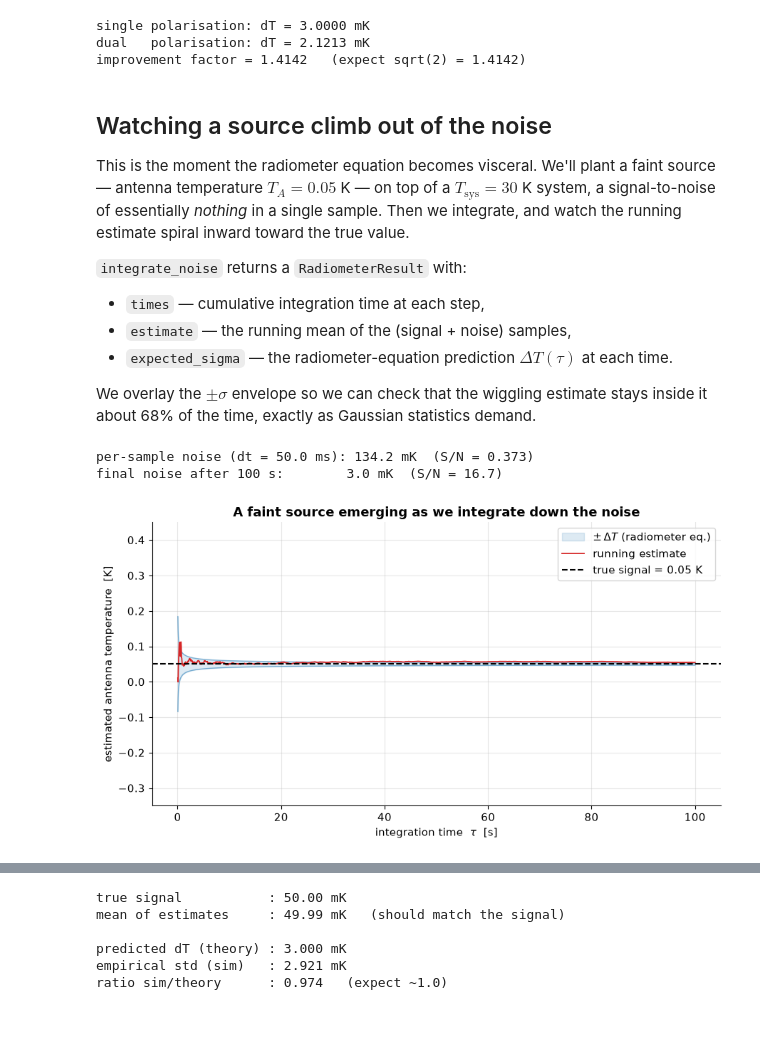
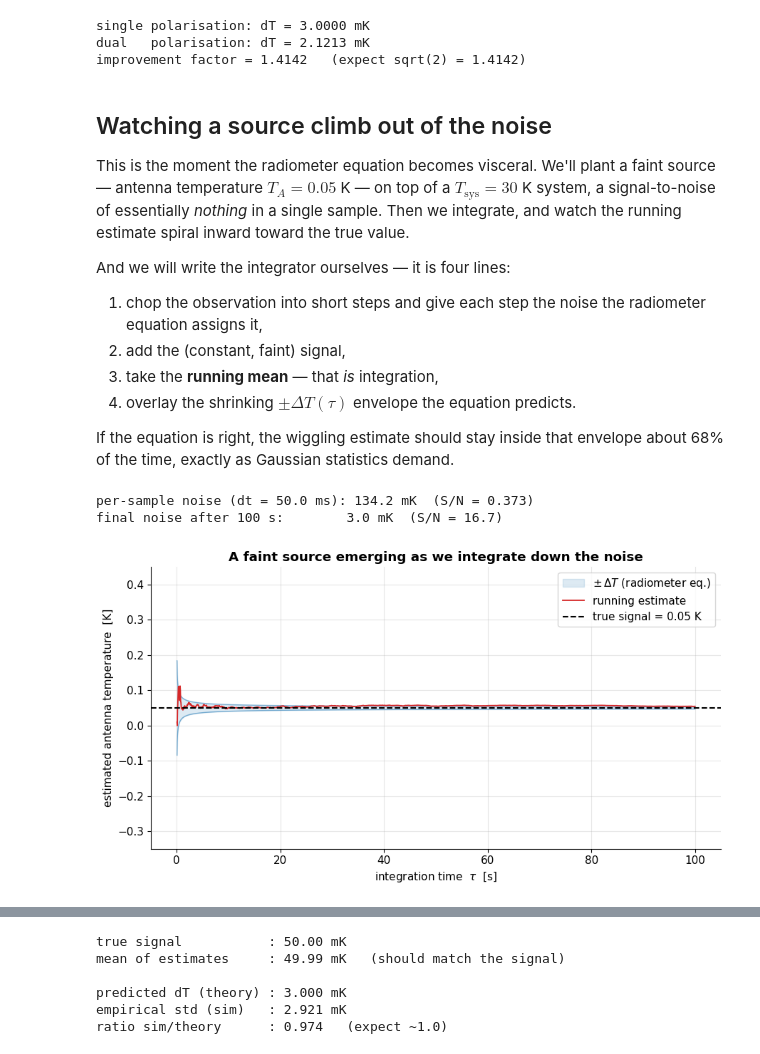
Before and after one commit to joebarbere/jansky, a Jupyter notebook: notebooks/03_signals_noise_radiometer.ipynb, the cells around one changed output, grey strips where cells are left out. Cells and saved outputs as stored; diff of their text form; code cells hidden in the pictures; blank space fills up the shorter version.

```diff
--- a/notebooks/03_signals_noise_radiometer.ipynb
+++ b/notebooks/03_signals_noise_radiometer.ipynb
@@ -280,40 +381,45 @@ antenna temperature $T_A = 0.05$ K — on top of a $T_\mathrm{sys} = 30$ K syste
 signal-to-noise of essentially *nothing* in a single sample. Then we integrate, and watch
 the running estimate spiral inward toward the true value.
 
-`integrate_noise` returns a `RadiometerResult` with:
+And we will write the integrator ourselves — it is four lines:
 
-- `times` — cumulative integration time at each step,
-- `estimate` — the running mean of the (signal + noise) samples,
-- `expected_sigma` — the radiometer-equation prediction $\Delta T(\tau)$ at each time.
+1. chop the observation into short steps and give each step the noise the radiometer
+   equation assigns it,
+2. add the (constant, faint) signal,
+3. take the **running mean** — that *is* integration,
+4. overlay the shrinking $\pm\Delta T(\tau)$ envelope the equation predicts.
 
-We overlay the $\pm\sigma$ envelope so we can check that the wiggling estimate stays inside it
-about 68% of the time, exactly as Gaussian statistics demand.
+If the equation is right, the wiggling estimate should stay inside that envelope about
+68% of the time, exactly as Gaussian statistics demand.
 # %%
 T_sys = 30.0  # K
 B = 1e6  # 1 MHz channel
 true_signal = 0.05  # K  -- the faint source we are trying to recover
 total_time = 100.0  # s
+n_samples = 2000
 
-result = signals.integrate_noise(
-    t_sys=T_sys,
-    bandwidth=B,
-    total_time=total_time,
-    signal=true_signal,
-    n_samples=2000,
-    seed=SEED,
-)
+gen = signals.rng(SEED)
+
+# 1. Short steps, each with the noise the radiometer equation assigns to one step.
+times = np.linspace(total_time / n_samples, total_time, n_samples)
+dt = times[0]  # seconds per step
+per_sample_sigma = T_sys / np.sqrt(B * dt)  # the radiometer equation, for one step
+
+# 2. Signal + noise samples;  3. the running mean IS the integration.
+samples = true_signal + gen.normal(0.0, per_sample_sigma, size=n_samples)
+estimate = np.cumsum(samples) / np.arange(1, n_samples + 1)
+
+# 4. The envelope the equation predicts at every elapsed time.
+expected_sigma = T_sys / np.sqrt(B * times)
 
 # Single-sample sensitivity vs final sensitivity: the dynamic range we buy.
-dt_step = result.times[0]
-single = signals.radiometer_sensitivity(T_sys, B, dt_step)
-final = result.expected_sigma[-1]
 print(
-    f"per-sample noise (dt = {dt_step * 1e3:.1f} ms): {single * 1e3:.1f} mK  "
-    f"(S/N = {true_signal / single:.3f})"
+    f"per-sample noise (dt = {dt * 1e3:.1f} ms): {per_sample_sigma * 1e3:.1f} mK  "
+    f"(S/N = {true_signal / per_sample_sigma:.3f})"
 )
 print(
-    f"final noise after {total_time:.0f} s:        {final * 1e3:.1f} mK  "
-    f"(S/N = {true_signal / final:.1f})"
+    f"final noise after {total_time:.0f} s:        {expected_sigma[-1] * 1e3:.1f} mK  "
+    f"(S/N = {true_signal / expected_sigma[-1]:.1f})"
 )
 # %% [output]
 per-sample noise (dt = 50.0 ms): 134.2 mK  (S/N = 0.373)
@@ -321,33 +427,33 @@ final noise after 100 s:        3.0 mK  (S/N = 16.7)
 # %%
 fig, ax = plt.subplots(figsize=(9, 5))
 
 # The +/- expected-sigma envelope from the radiometer equation, centred on truth.
 ax.fill_between(
-    result.times,
-    true_signal - result.expected_sigma,
-    true_signal + result.expected_sigma,
+    times,
+    true_signal - expected_sigma,
+    true_signal + expected_sigma,
     color="#1f77b4",
     alpha=0.15,
     label=r"$\pm\,\Delta T$ (radiometer eq.)",
 )
-ax.plot(result.times, true_signal + result.expected_sigma, color="#1f77b4", lw=1, alpha=0.5)
-ax.plot(result.times, true_signal - result.expected_sigma, color="#1f77b4", lw=1, alpha=0.5)
+ax.plot(times, true_signal + expected_sigma, color="#1f77b4", lw=1, alpha=0.5)
+ax.plot(times, true_signal - expected_sigma, color="#1f77b4", lw=1, alpha=0.5)
 
 # The running estimate spiralling in.
-ax.plot(result.times, result.estimate, color="#d62728", lw=1.3, label="running estimate")
+ax.plot(times, estimate, color="#d62728", lw=1.3, label="running estimate")
 
 # The truth we are trying to recover.
 ax.axhline(true_signal, color="k", ls="--", lw=1.5, label=f"true signal = {true_signal:.2f} K")
 
 ax.set_xlabel(r"integration time  $\tau$  [s]")
 ax.set_ylabel("estimated antenna temperature  [K]")
 ax.set_title("A faint source emerging as we integrate down the noise")
 ax.set_ylim(true_signal - 0.4, true_signal + 0.4)
 ax.legend(loc="upper right")
 fig.tight_layout()
 plt.show()
 # %% [output]
-[figure, old version]
+[figure, new version]
 # %% [markdown]
 At first the estimate flails wildly — early on the noise dwarfs the 0.05 K source by a factor
 of several. But the blue envelope (the radiometer prediction) narrows as $1/\sqrt{\tau}$, and
```
Also changed, not shown: parts of 19 cells of this notebook, 5 other files.
